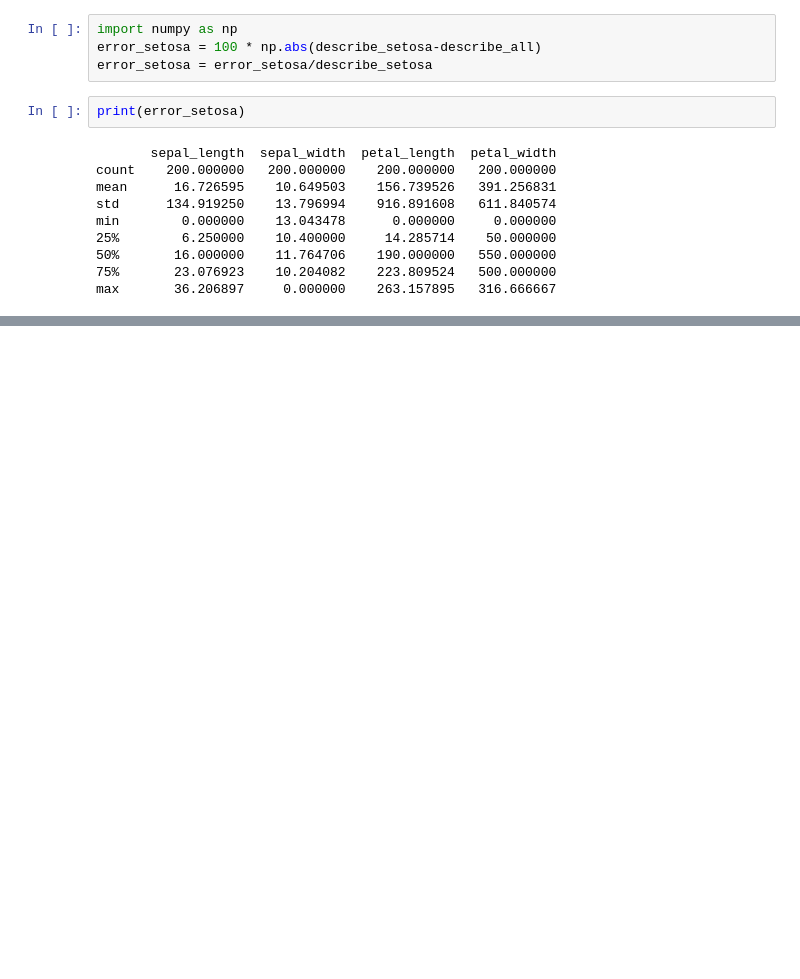
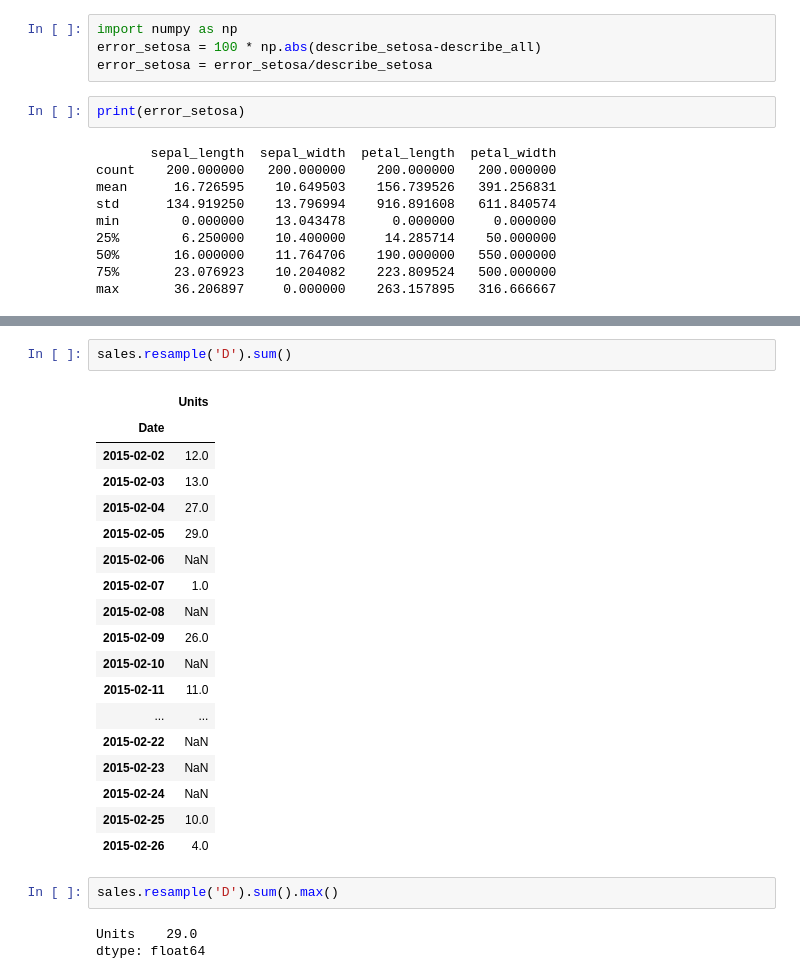
Before and after one commit to jc7qx/pylearning, a Jupyter notebook: dataExploratory.ipynb, the cells around one changed output, grey strips where cells are left out. Cells and saved outputs as stored; diff of their text form; blank space fills up the shorter version.

```diff
--- a/dataExploratory.ipynb
+++ b/dataExploratory.ipynb
@@ -375,0 +523,26 @@ max       36.206897     0.000000    263.157895   316.666667
+# %%
+sales.resample('D').sum()
+# %% [output]
+|  | Units |
+| Date |  |
+| 2015-02-02 | 12.0 |
+| 2015-02-03 | 13.0 |
+| 2015-02-04 | 27.0 |
+| 2015-02-05 | 29.0 |
+| 2015-02-06 | NaN |
+| 2015-02-07 | 1.0 |
+| 2015-02-08 | NaN |
+| 2015-02-09 | 26.0 |
+| 2015-02-10 | NaN |
+| 2015-02-11 | 11.0 |
+| ... | ... |
+| 2015-02-22 | NaN |
+| 2015-02-23 | NaN |
+| 2015-02-24 | NaN |
+| 2015-02-25 | 10.0 |
+| 2015-02-26 | 4.0 |
+# %%
+sales.resample('D').sum().max()
+# %% [output]
+Units    29.0
+dtype: float64
```
Also changed, not shown: parts of 36 cells of this notebook, 10 other files.
